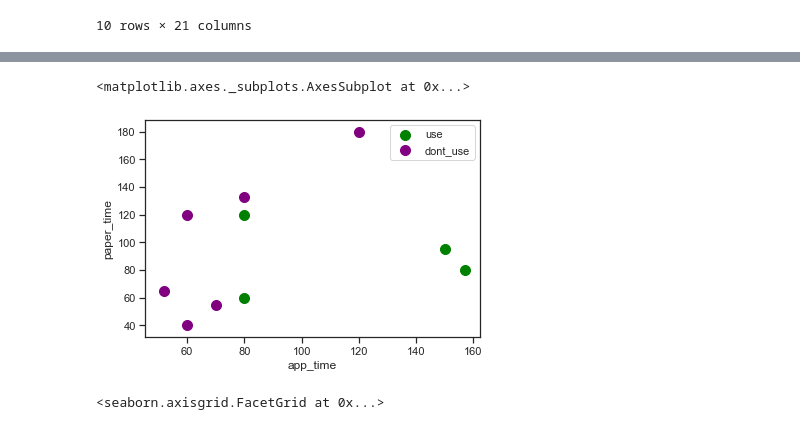
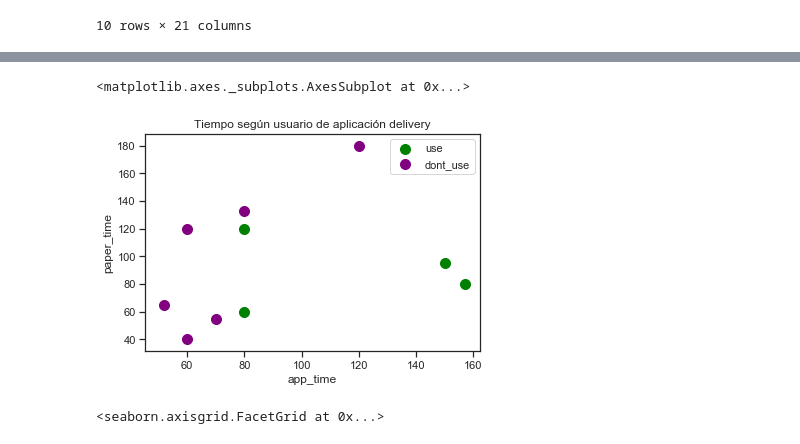
Before and after one commit to alefherrera/my-order-data, a Jupyter notebook: notebook.ipynb, the cells around one changed output, grey strips where cells are left out. Saved outputs shown, nothing was run; the diff lists cells and outputs as text; code cells hidden in the pictures.

```diff
--- a/notebook.ipynb
+++ b/notebook.ipynb
@@ -175,11 +151,11 @@ paper.plot.scatter(x="app_time", y="paper_time", color="blue", label="paper", s=
 # %%
 use = df[df["use_delivery2"] == True]
 no_use = df[df["use_delivery2"] == False]
 ax = use.plot.scatter(x="app_time", y="paper_time", color="green", label="use", s=100)
-no_use.plot.scatter(x="app_time", y="paper_time", color="purple", label="dont_use", s=100, ax=ax)
+no_use.plot.scatter(x="app_time", y="paper_time", color="purple", label="dont_use", s=100, ax=ax, title="Tiempo según usuario de aplicación delivery")
 # %% [output]
 <matplotlib.axes._subplots.AxesSubplot at 0x...>
-[figure, old version]
+[figure, new version]
 # %%
 fg = sns.FacetGrid(data=df, hue='profession', palette="bright", aspect=1.8)
 fg.map(pyplot.scatter, 'app_time', 'paper_time').add_legend()
```
Also changed, not shown: parts of 59 cells of this notebook, 2 other files.
